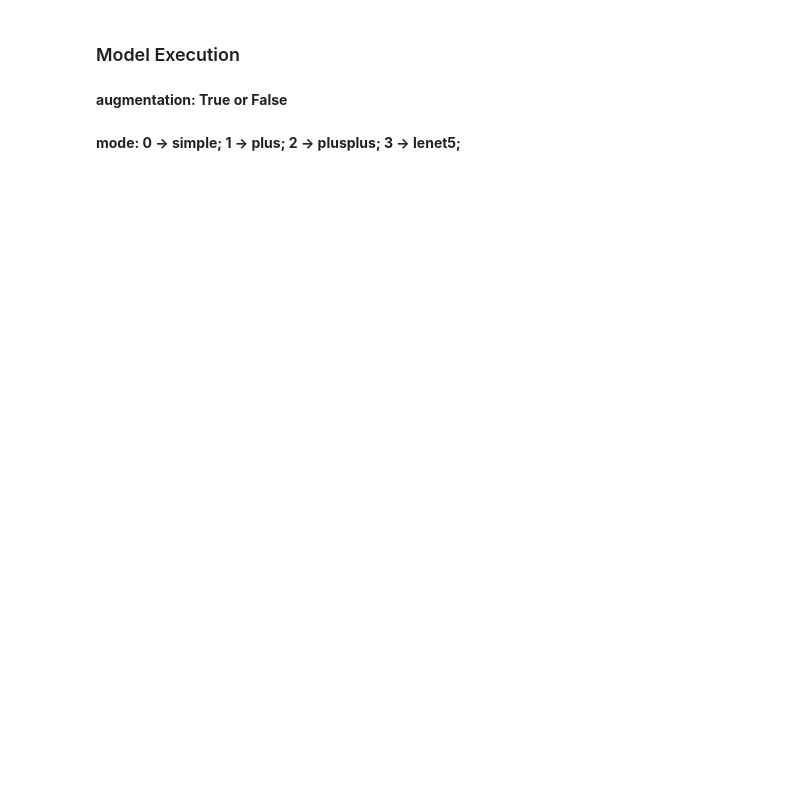
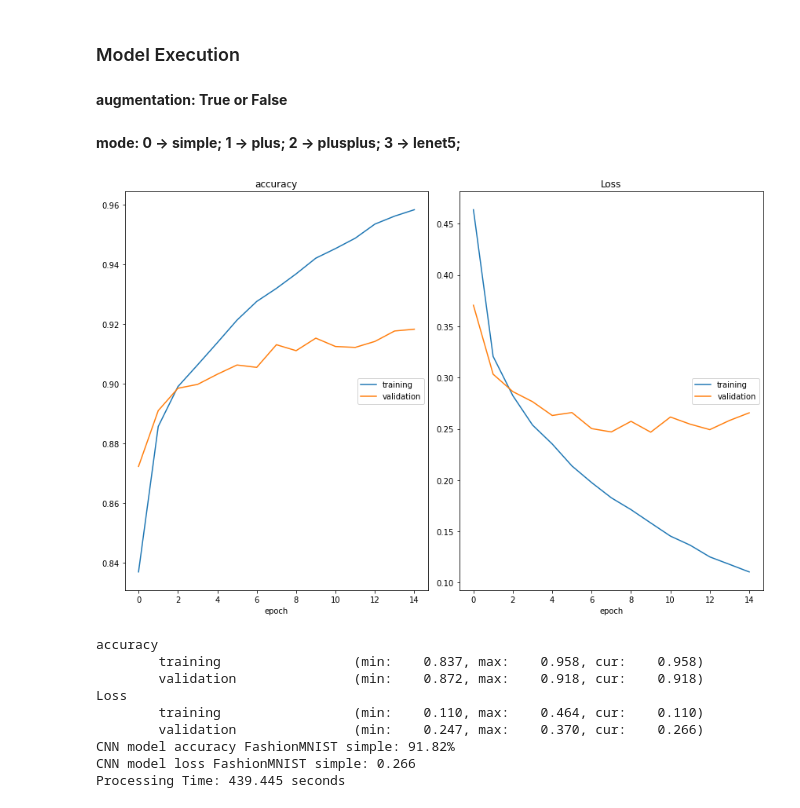
Before and after one commit to diogofbraga/MachineLearningAssignments, a Jupyter notebook: FashionMNIST/CNN_FashionMNIST.ipynb, the cells around one changed output. Cells and saved outputs as stored; diff of their text form; code cells hidden in the pictures; blank space fills up the shorter version.

Commit message:
FashionMNIST: Execution & Results

```diff
--- a/FashionMNIST/CNN_FashionMNIST.ipynb
+++ b/FashionMNIST/CNN_FashionMNIST.ipynb
@@ -132,7 +132,7 @@ def fashion_mnist_using_cnn(mode, X_train, y_train, X_test, y_test):
         datagen.fit(X_train)
 
     # Define the network topology and compile
-    epochs = 10
+    epochs = 15
     if mode == 0:
         model = create_compile_model_cnn_simple(num_classes)
         print_model(model, "model_fashion_mnist_cnn_simples.png")
@@ -217,6 +219,25 @@ visualize_fashion_mnist(x_train, y_train, x_test, y_test)
 **augmentation: True or False**
 # %% [markdown]
 **mode: 0 -> simple; 1 -> plus; 2 -> plusplus; 3 -> lenet5;**
+# %%
+mode = 0
+augmentation = False
+start_time = time.time()
+fashion_mnist_using_cnn(mode, x_train, y_train, x_test, y_test)
+time_taken = time.time() - start_time
+
+print("Processing Time: %.3f seconds" % (time_taken))
+# %% [output]
+[figure, added]
+accuracy
+        training                 (min:    0.837, max:    0.958, cur:    0.958)
+        validation               (min:    0.872, max:    0.918, cur:    0.918)
+Loss
+        training                 (min:    0.110, max:    0.464, cur:    0.110)
+        validation               (min:    0.247, max:    0.370, cur:    0.266)
+CNN model accuracy FashionMNIST simple: 91.82%
+CNN model loss FashionMNIST simple: 0.266
+Processing Time: 439.445 seconds
 # %%
 mode = 0
 augmentation = True
```
Also changed, not shown: parts of 6 cells of this notebook, 1 other file.
